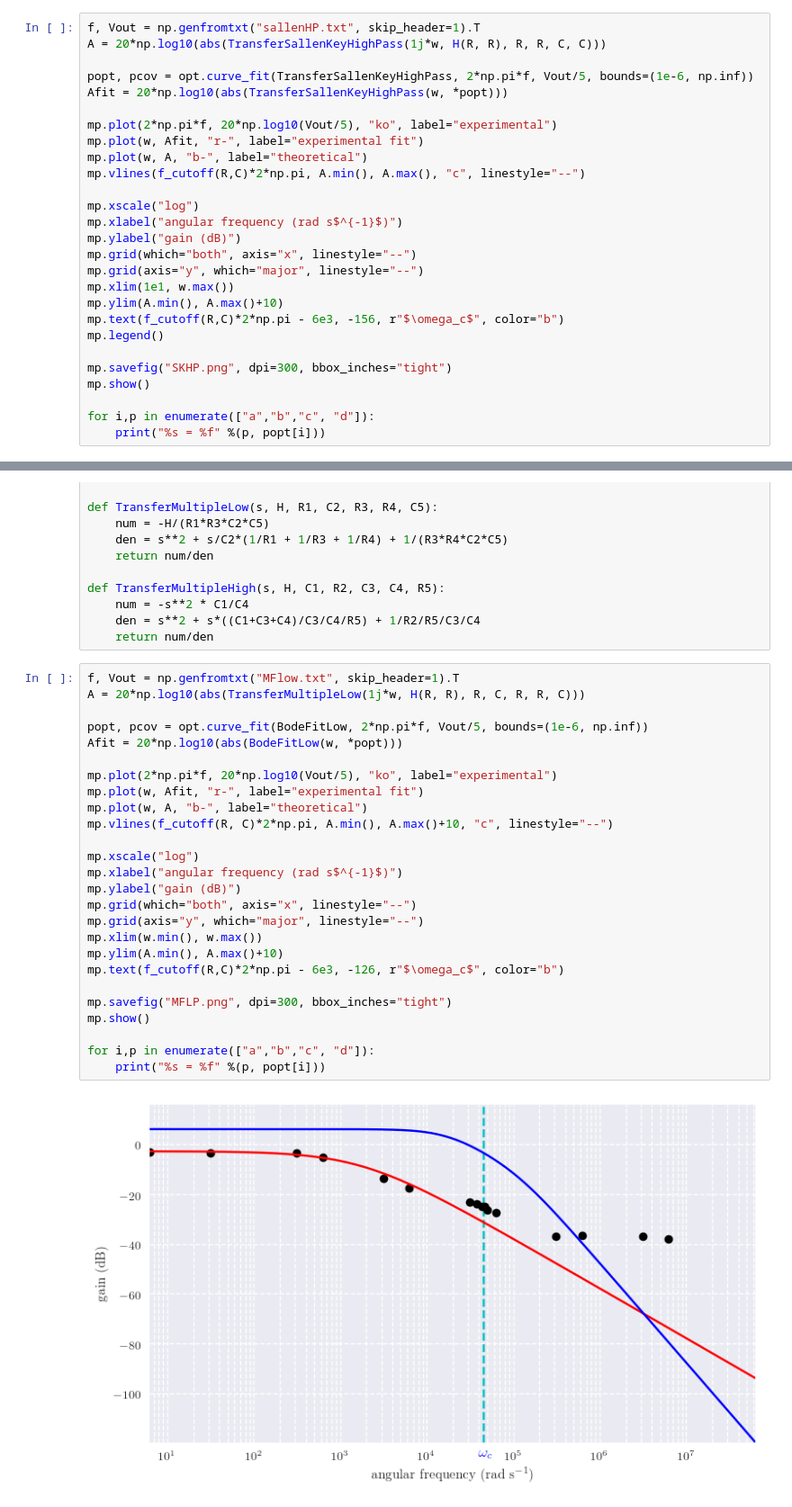
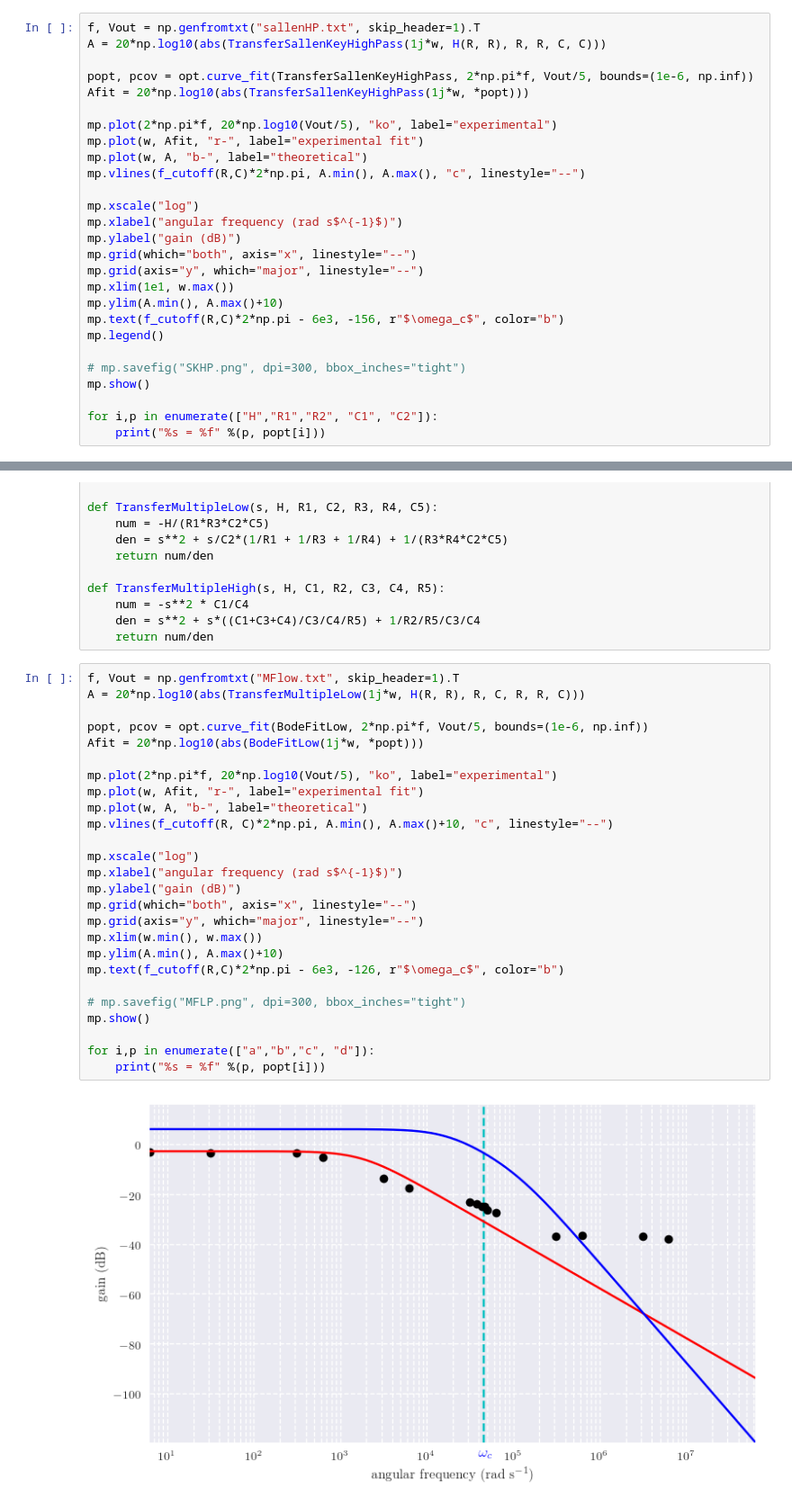
Before and after one commit to kvdomingo/AP185, a Jupyter notebook: E06/E06 data.ipynb, the cells around one changed output, grey strips where cells are left out. Shown at 90% size. Saved outputs shown, nothing was run; the diff lists cells and outputs as text.

```diff
--- a/E06/E06 data.ipynb
+++ b/E06/E06 data.ipynb
@@ -82,7 +82,7 @@ f, Vout = np.genfromtxt("sallenHP.txt", skip_header=1).T
 A = 20*np.log10(abs(TransferSallenKeyHighPass(1j*w, H(R, R), R, R, C, C)))
 
 popt, pcov = opt.curve_fit(TransferSallenKeyHighPass, 2*np.pi*f, Vout/5, bounds=(1e-6, np.inf))
-Afit = 20*np.log10(abs(TransferSallenKeyHighPass(w, *popt)))
+Afit = 20*np.log10(abs(TransferSallenKeyHighPass(1j*w, *popt)))
 
 mp.plot(2*np.pi*f, 20*np.log10(Vout/5), "ko", label="experimental")
 mp.plot(w, Afit, "r-", label="experimental fit")
@@ -99,9 +99,9 @@ mp.ylim(A.min(), A.max()+10)
 mp.text(f_cutoff(R,C)*2*np.pi - 6e3, -156, r"$\omega_c$", color="b")
 mp.legend()
 
-mp.savefig("SKHP.png", dpi=300, bbox_inches="tight")
+# mp.savefig("SKHP.png", dpi=300, bbox_inches="tight")
 mp.show()
 
-for i,p in enumerate(["a","b","c", "d"]):
+for i,p in enumerate(["H","R1","R2", "C1", "C2"]):
     print("%s = %f" %(p, popt[i]))
 # %% [output]
@@ -129,31 +130,31 @@ def TransferMultipleHigh(s, H, C1, R2, C3, C4, R5):
 # %%
 f, Vout = np.genfromtxt("MFlow.txt", skip_header=1).T
 A = 20*np.log10(abs(TransferMultipleLow(1j*w, H(R, R), R, C, R, R, C)))
 
 popt, pcov = opt.curve_fit(BodeFitLow, 2*np.pi*f, Vout/5, bounds=(1e-6, np.inf))
-Afit = 20*np.log10(abs(BodeFitLow(w, *popt)))
+Afit = 20*np.log10(abs(BodeFitLow(1j*w, *popt)))
 
 mp.plot(2*np.pi*f, 20*np.log10(Vout/5), "ko", label="experimental")
 mp.plot(w, Afit, "r-", label="experimental fit")
 mp.plot(w, A, "b-", label="theoretical")
 mp.vlines(f_cutoff(R, C)*2*np.pi, A.min(), A.max()+10, "c", linestyle="--")
 
 mp.xscale("log")
 mp.xlabel("angular frequency (rad s$^{-1}$)")
 mp.ylabel("gain (dB)")
 mp.grid(which="both", axis="x", linestyle="--")
 mp.grid(axis="y", which="major", linestyle="--")
 mp.xlim(w.min(), w.max())
 mp.ylim(A.min(), A.max()+10)
 mp.text(f_cutoff(R,C)*2*np.pi - 6e3, -126, r"$\omega_c$", color="b")
 
-mp.savefig("MFLP.png", dpi=300, bbox_inches="tight")
+# mp.savefig("MFLP.png", dpi=300, bbox_inches="tight")
 mp.show()
 
 for i,p in enumerate(["a","b","c", "d"]):
     print("%s = %f" %(p, popt[i]))
 # %% [output]
-[figure, old version]
+[figure, new version]
 a = 13883454.761427
 b = 0.000001
 c = 10862.509177
```
Also changed, not shown: parts of 4 cells of this notebook, 6 other files.
